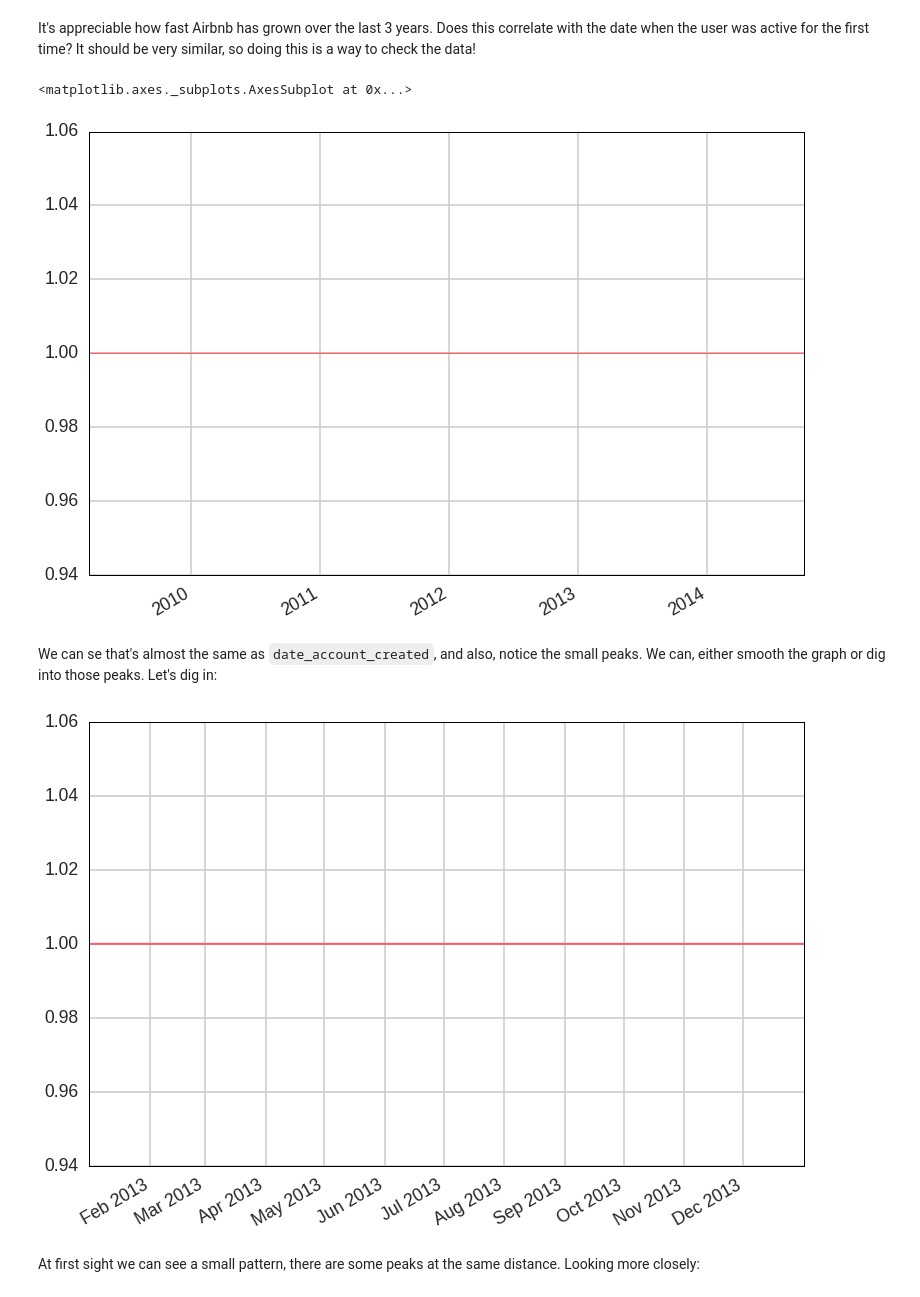
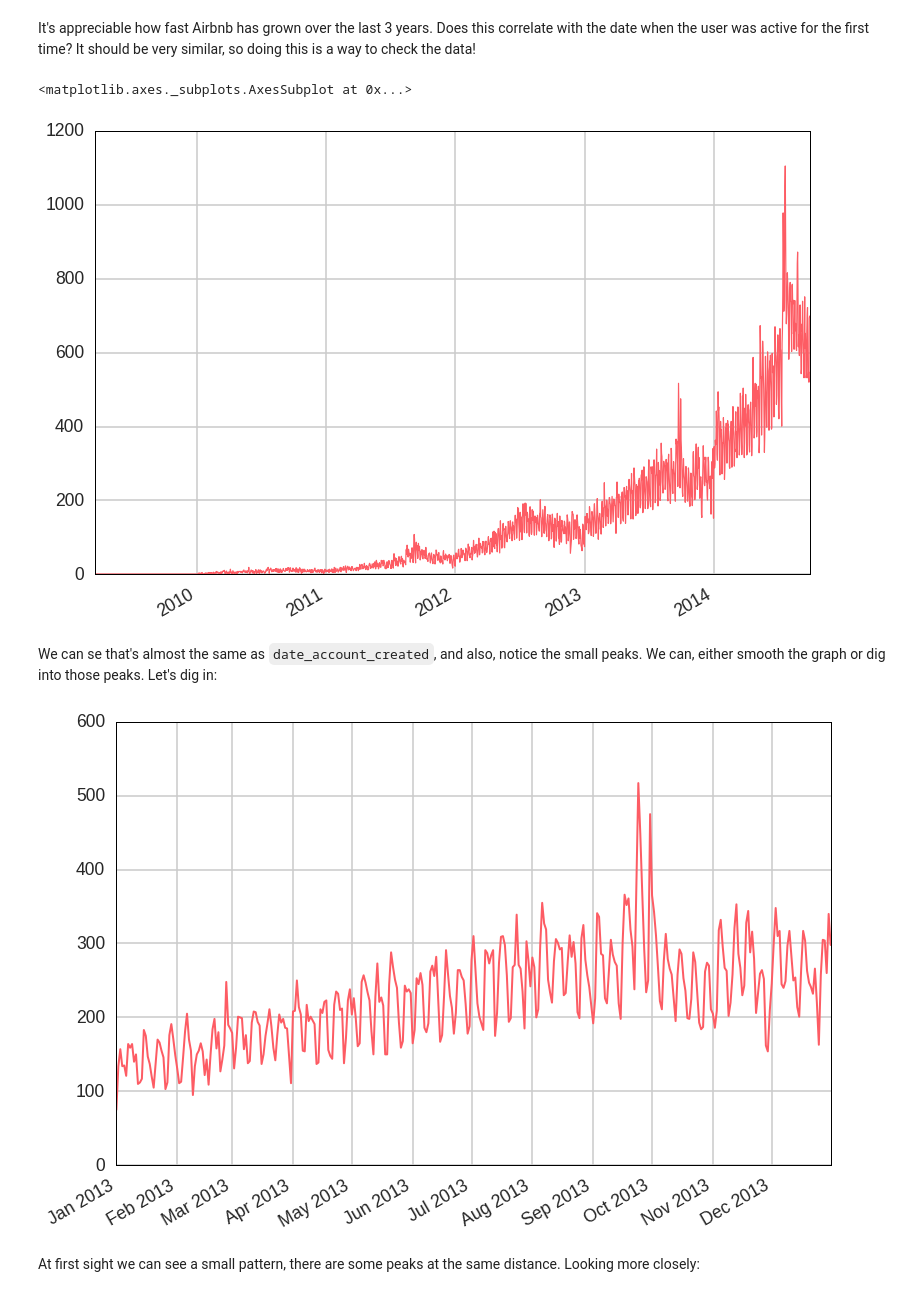
Before and after one commit to davidgasquez/kaggle-airbnb, a Jupyter notebook: notebooks/User Data.ipynb, the cells around one changed output. Drawn from its saved outputs; the diff is of its cells as text; code cells hidden in the pictures.

```diff
--- a/notebooks/User Data.ipynb
+++ b/notebooks/User Data.ipynb
@@ -274,19 +272,21 @@ users.date_account_created.value_counts().plot(kind='line', linewidth=1.2, color
 # %% [markdown]
 It's appreciable how fast Airbnb has grown over the last 3 years. Does this correlate with the date when the user was active for the first time? It should be very similar, so doing this is a way to check the data!
 # %%
-users.date_first_active.value_counts().plot(kind='line', linewidth=1.2, color='#FD5C64')
+date_first_active = users.date_first_active.apply(lambda x: datetime.datetime(x.year, x.month, x.day))
+date_first_active.value_counts().plot(kind='line', linewidth=1.2, color='#FD5C64')
 # %% [output]
 <matplotlib.axes._subplots.AxesSubplot at 0x...>
-[figure, old version]
+[figure, new version]
 # %% [markdown]
 We can se that's almost the same as `date_account_created`, and also, notice the small peaks. We can, either smooth the graph or dig into those peaks. Let's dig in:
 # %%
 users_2013 = users[users['date_first_active'] > pd.to_datetime(20130101, format='%Y%m%d')]
 users_2013 = users_2013[users_2013['date_first_active'] < pd.to_datetime(20140101, format='%Y%m%d')]
-users_2013.date_first_active.value_counts().plot(kind='line', linewidth=2, color='#FD5C64')
+date_first_active = users_2013.date_first_active.apply(lambda x: datetime.datetime(x.year, x.month, x.day))
+date_first_active.value_counts().plot(kind='line', linewidth=2, color='#FD5C64')
 plt.show()
 # %% [output]
-[figure, old version]
+[figure, new version]
 # %% [markdown]
 At first sight we can see a small pattern, there are some peaks at the same distance. Looking more closely:
 # %%
```
Also changed, not shown: parts of 5 cells of this notebook.
